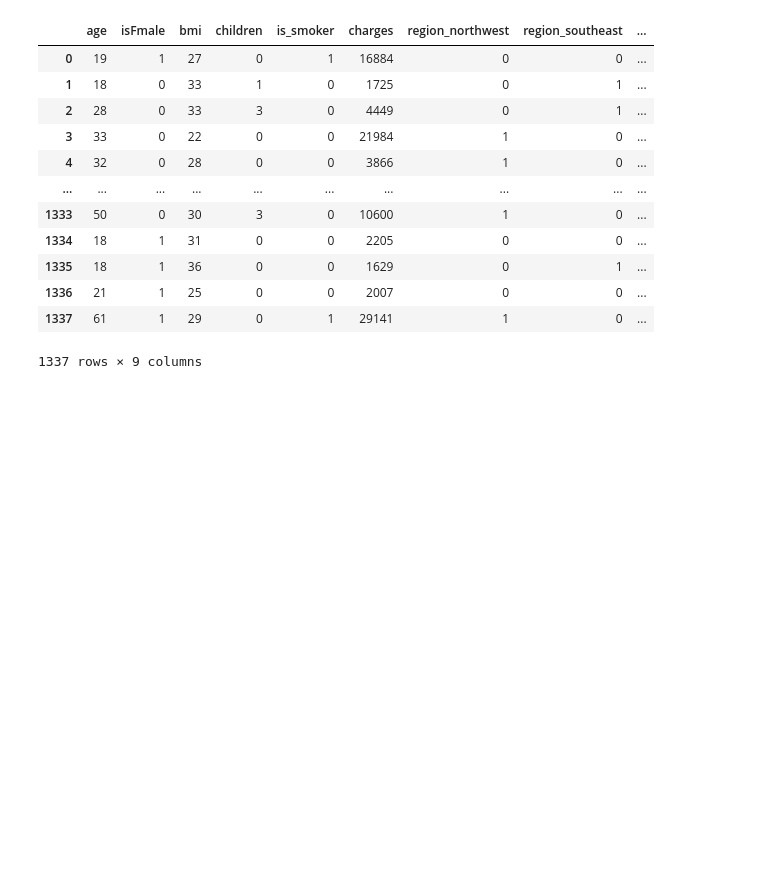
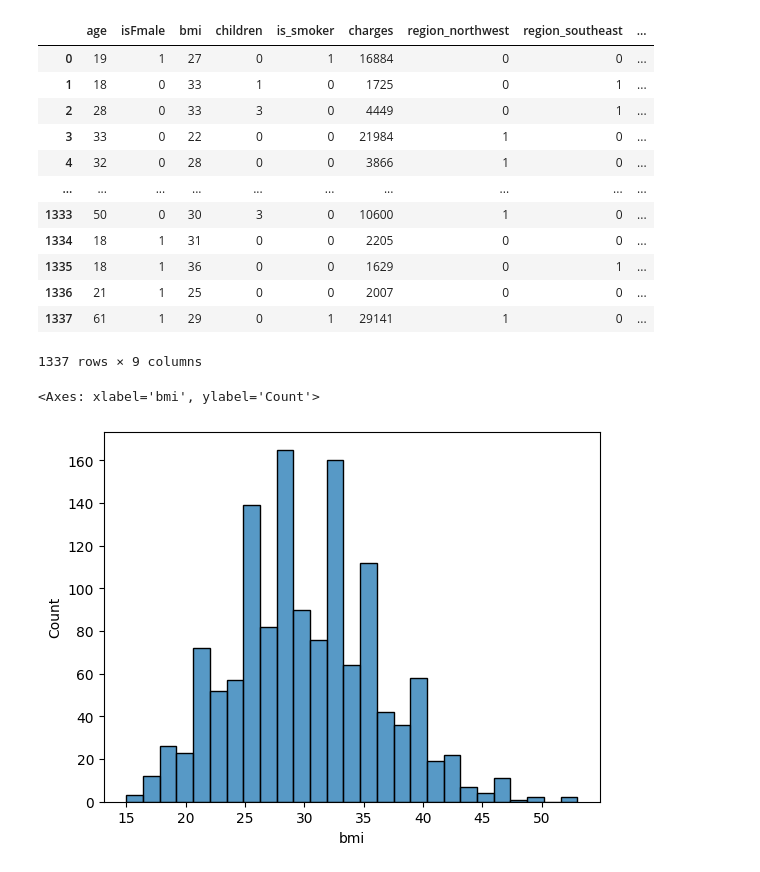
Before and after one commit to mubashirbappi5/ml-archive, a Jupyter notebook: ML_P1.ipynb, the cells around one changed output. Saved outputs shown, nothing was run; the diff lists cells and outputs as text; code cells hidden in the pictures; blank space fills up the shorter version.

```diff
--- a/ML_P1.ipynb
+++ b/ML_P1.ipynb
@@ -206,3 +206,8 @@ df_cleand
 | 1336 | 21 | 1 | 25 | 0 | 0 | 2007 | 0 | 0 | ... |
 | 1337 | 61 | 1 | 29 | 0 | 1 | 29141 | 1 | 0 | ... |
 1337 rows × 9 columns
+# %%
+sns.histplot(df_cleand['bmi'])
+# %% [output]
+<Axes: xlabel='bmi', ylabel='Count'>
+[figure, added]
```
Also changed, not shown: parts of 9 cells of this notebook.
